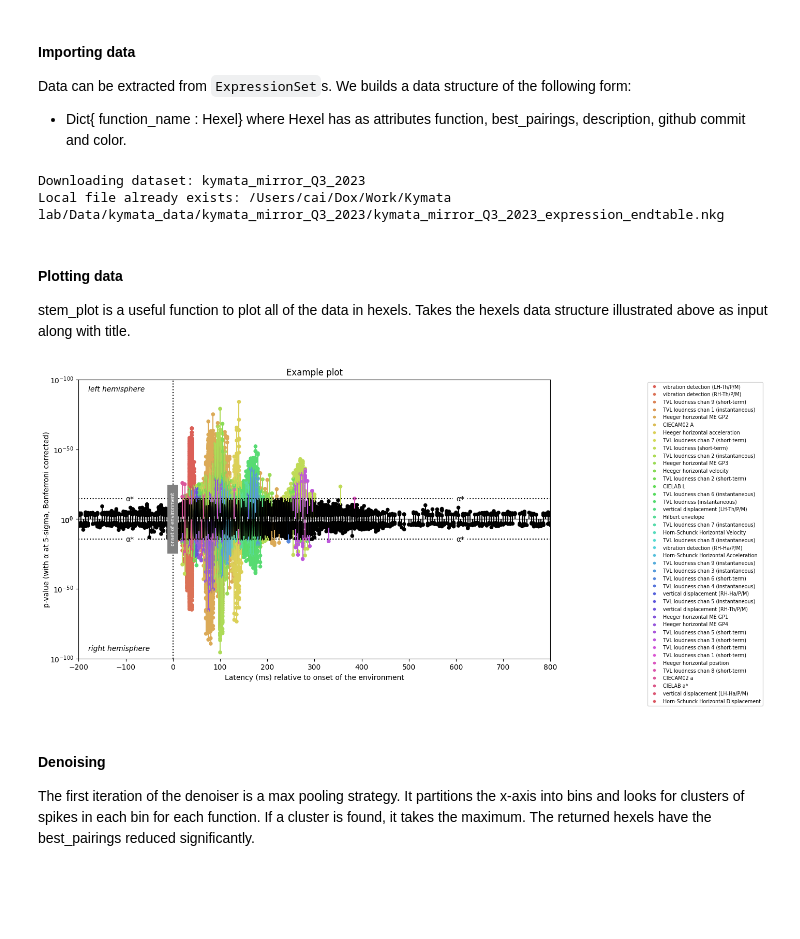
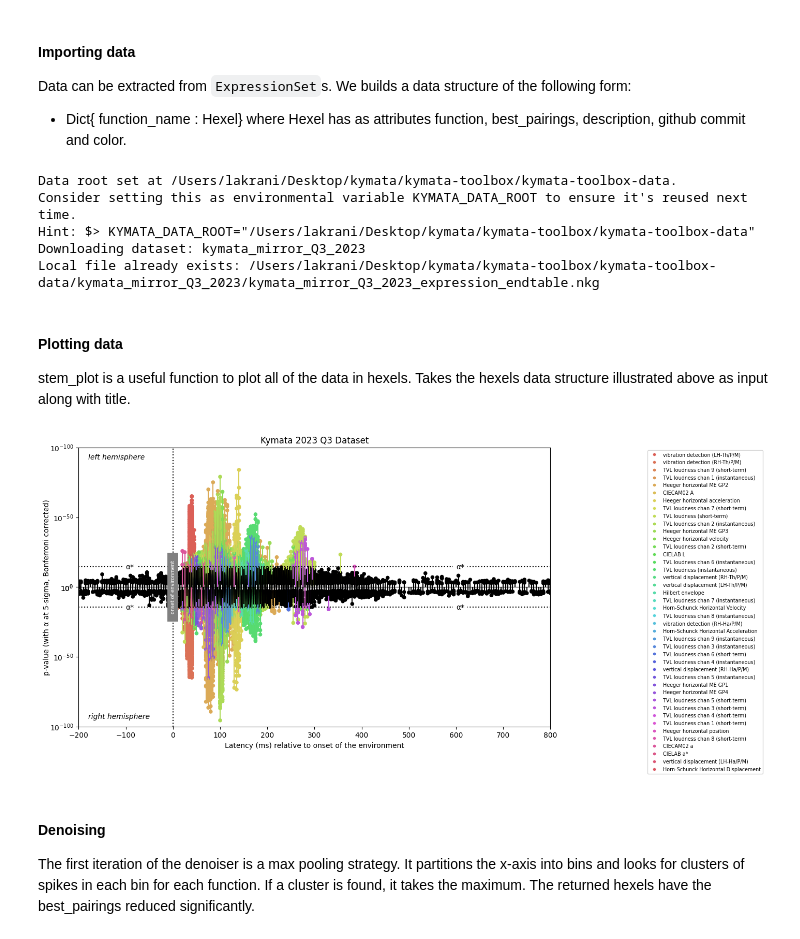
Before and after one commit to kymata-atlas/kymata-core, a Jupyter notebook: demos/demo_ippm.ipynb, the cells around one changed output. Cells and saved outputs as stored; diff of their text form; code cells hidden in the pictures; blank space fills up the shorter version.

```diff
--- a/demos/demo_ippm.ipynb
+++ b/demos/demo_ippm.ipynb
@@ -16,17 +16,21 @@ from kymata.ippm.plotter import IPPMPlotter
 # %%
 expression_set: HexelExpressionSet = KymataMirror2023Q3Dataset().to_expressionset()
 hexels = build_hexel_dict_from_expression_set(expression_set)
+hexels = convert_to_power10(hexels)
 # %% [output]
+Data root set at /Users/lakrani/Desktop/kymata/kymata-toolbox/kymata-toolbox-data.
+Consider setting this as environmental variable KYMATA_DATA_ROOT to ensure it's reused next time.
+Hint: $> KYMATA_DATA_ROOT="/Users/lakrani/Desktop/kymata/kymata-toolbox/kymata-toolbox-data"
 Downloading dataset: kymata_mirror_Q3_2023
-Local file already exists: /Users/cai/Dox/Work/Kymata lab/Data/kymata_data/kymata_mirror_Q3_2023/kymata_mirror_Q3_2023_expression_endtable.nkg
+Local file already exists: /Users/lakrani/Desktop/kymata/kymata-toolbox/kymata-toolbox-data/kymata_mirror_Q3_2023/kymata_mirror_Q3_2023_expression_endtable.nkg
 # %% [markdown]
 #### Plotting data
 
 stem_plot is a useful function to plot all of the data in hexels. Takes the hexels data structure illustrated above as input along with title.
 # %%
-stem_plot(hexels, 'Example plot')
+stem_plot(hexels, 'Kymata 2023 Q3 Dataset')
 # %% [output]
-[figure, old version]
+[figure, new version]
 # %% [markdown]
 #### Denoising
 
```
Also changed, not shown: parts of 4 cells of this notebook, 4 other files.
